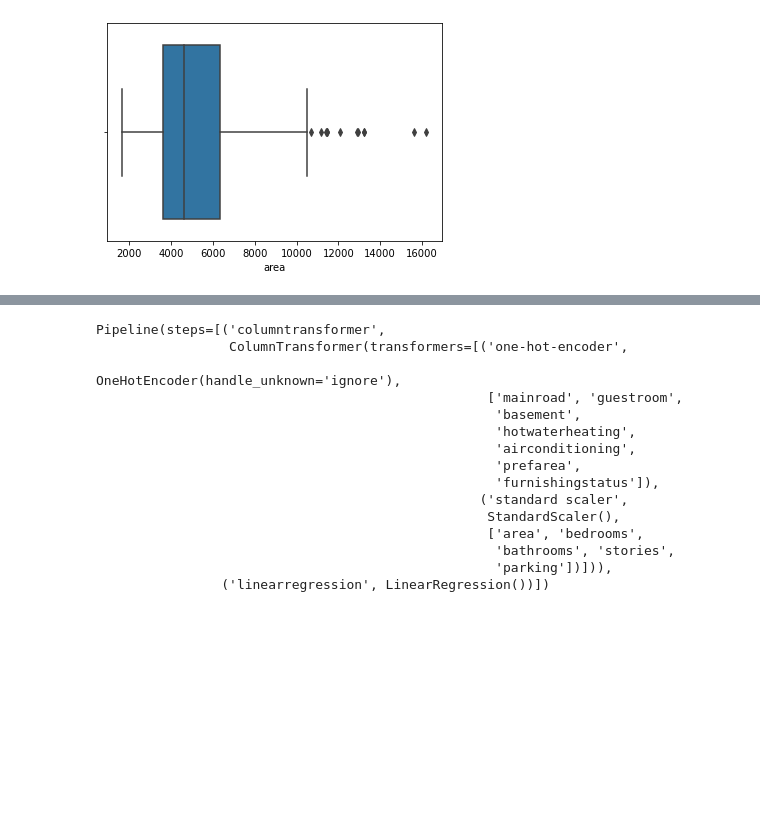
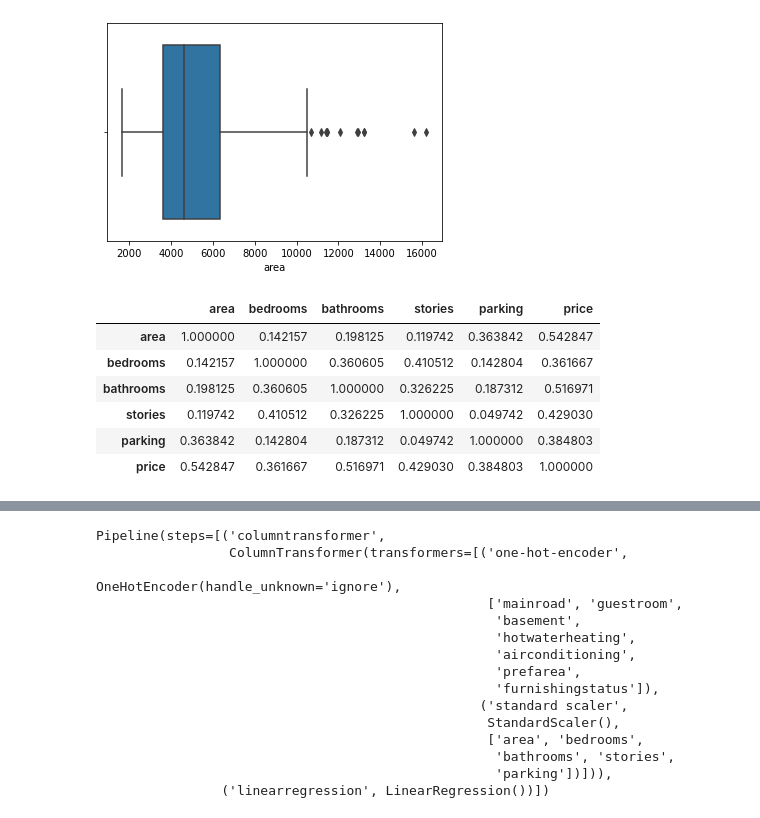
Before and after one commit to nickync/JPMLE, a Jupyter notebook: datasets/miami.ipynb, the cells around one changed output, grey strips where cells are left out. Drawn from its saved outputs; the diff is of its cells as text; code cells hidden in the pictures; blank space fills up the shorter version.

```diff
--- a/datasets/miami.ipynb
+++ b/datasets/miami.ipynb
@@ -106,0 +108,10 @@ sns.boxplot(x='area',data=df)
+# %%
+df.corr()
+# %% [output]
+|  | area | bedrooms | bathrooms | stories | parking | price |
+| area | 1.000000 | 0.142157 | 0.198125 | 0.119742 | 0.363842 | 0.542847 |
+| bedrooms | 0.142157 | 1.000000 | 0.360605 | 0.410512 | 0.142804 | 0.361667 |
+| bathrooms | 0.198125 | 0.360605 | 1.000000 | 0.326225 | 0.187312 | 0.516971 |
+| stories | 0.119742 | 0.410512 | 0.326225 | 1.000000 | 0.049742 | 0.429030 |
+| parking | 0.363842 | 0.142804 | 0.187312 | 0.049742 | 1.000000 | 0.384803 |
+| price | 0.542847 | 0.361667 | 0.516971 | 0.429030 | 0.384803 | 1.000000 |
```
Also changed, not shown: parts of 11 cells of this notebook, 2 other files.
